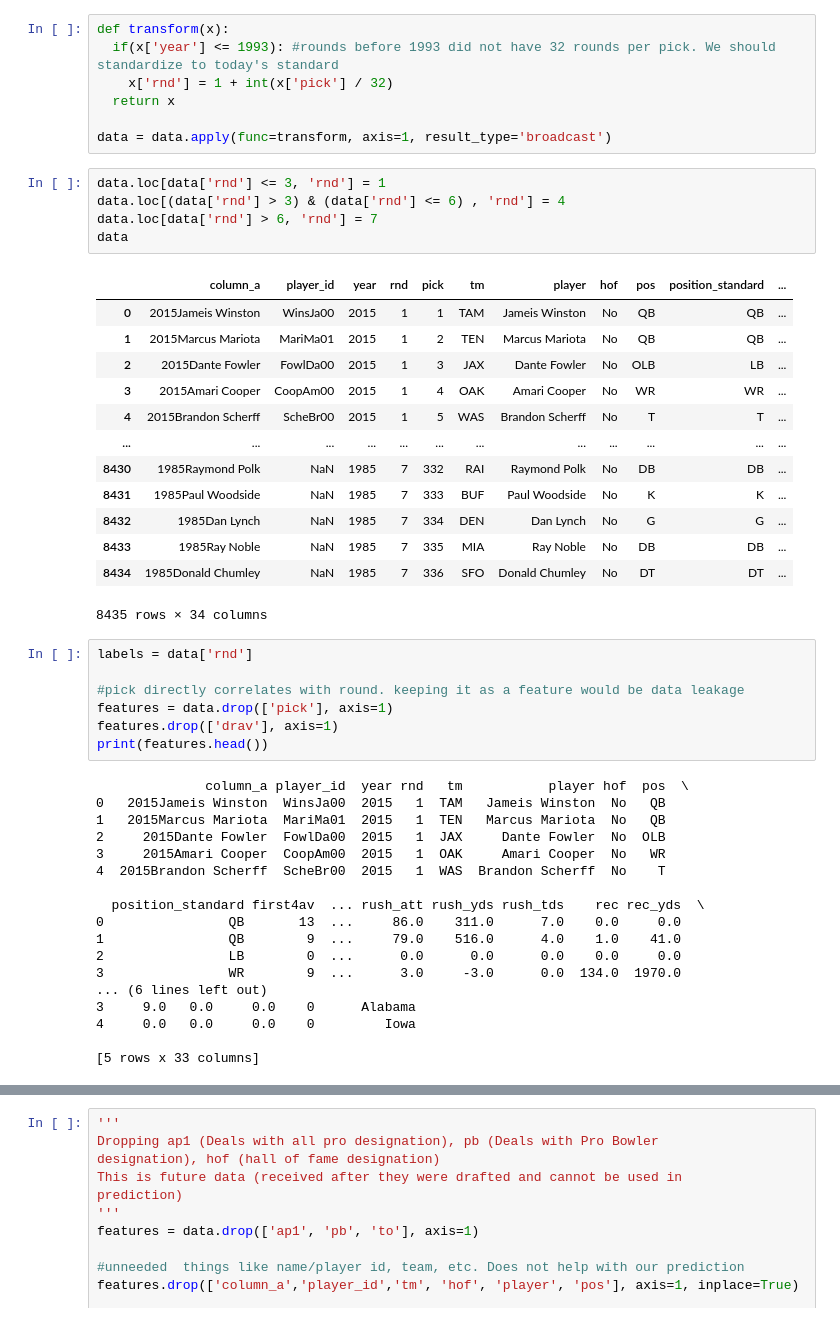
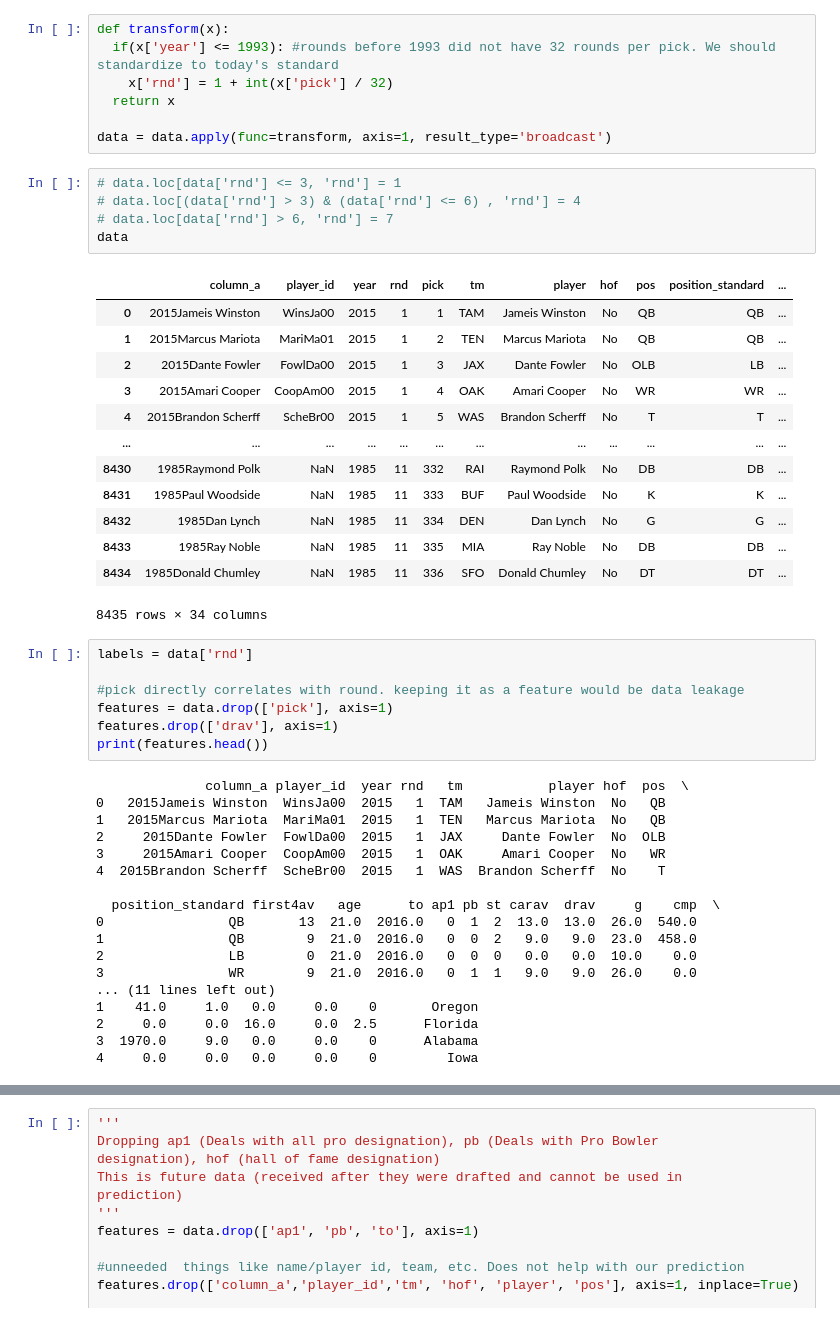
Before and after one commit to curry2736/CS-363M-Project, a Jupyter notebook: kjndnjk.ipynb, the cells around one changed output, grey strips where cells are left out. Cells and saved outputs as stored; diff of their text form.

```diff
--- a/kjndnjk.ipynb
+++ b/kjndnjk.ipynb
@@ -187,23 +186,23 @@ def transform(x):
 
 data = data.apply(func=transform, axis=1, result_type='broadcast')
 # %%
-data.loc[data['rnd'] <= 3, 'rnd'] = 1
-data.loc[(data['rnd'] > 3) & (data['rnd'] <= 6) , 'rnd'] = 4
-data.loc[data['rnd'] > 6, 'rnd'] = 7
+# data.loc[data['rnd'] <= 3, 'rnd'] = 1
+# data.loc[(data['rnd'] > 3) & (data['rnd'] <= 6) , 'rnd'] = 4
+# data.loc[data['rnd'] > 6, 'rnd'] = 7
 data
 # %% [output]
 |  | column_a | player_id | year | rnd | pick | tm | player | hof | pos | position_standard | ... |
 | 0 | 2015Jameis Winston | WinsJa00 | 2015 | 1 | 1 | TAM | Jameis Winston | No | QB | QB | ... |
 | 1 | 2015Marcus Mariota | MariMa01 | 2015 | 1 | 2 | TEN | Marcus Mariota | No | QB | QB | ... |
 | 2 | 2015Dante Fowler | FowlDa00 | 2015 | 1 | 3 | JAX | Dante Fowler | No | OLB | LB | ... |
 | 3 | 2015Amari Cooper | CoopAm00 | 2015 | 1 | 4 | OAK | Amari Cooper | No | WR | WR | ... |
 | 4 | 2015Brandon Scherff | ScheBr00 | 2015 | 1 | 5 | WAS | Brandon Scherff | No | T | T | ... |
 | ... | ... | ... | ... | ... | ... | ... | ... | ... | ... | ... | ... |
-| 8430 | 1985Raymond Polk | NaN | 1985 | 7 | 332 | RAI | Raymond Polk | No | DB | DB | ... |
-| 8431 | 1985Paul Woodside | NaN | 1985 | 7 | 333 | BUF | Paul Woodside | No | K | K | ... |
-| 8432 | 1985Dan Lynch | NaN | 1985 | 7 | 334 | DEN | Dan Lynch | No | G | G | ... |
-| 8433 | 1985Ray Noble | NaN | 1985 | 7 | 335 | MIA | Ray Noble | No | DB | DB | ... |
-| 8434 | 1985Donald Chumley | NaN | 1985 | 7 | 336 | SFO | Donald Chumley | No | DT | DT | ... |
+| 8430 | 1985Raymond Polk | NaN | 1985 | 11 | 332 | RAI | Raymond Polk | No | DB | DB | ... |
+| 8431 | 1985Paul Woodside | NaN | 1985 | 11 | 333 | BUF | Paul Woodside | No | K | K | ... |
+| 8432 | 1985Dan Lynch | NaN | 1985 | 11 | 334 | DEN | Dan Lynch | No | G | G | ... |
+| 8433 | 1985Ray Noble | NaN | 1985 | 11 | 335 | MIA | Ray Noble | No | DB | DB | ... |
+| 8434 | 1985Donald Chumley | NaN | 1985 | 11 | 336 | SFO | Donald Chumley | No | DT | DT | ... |
 8435 rows × 34 columns
 # %%
 labels = data['rnd']
@@ -220,16 +219,16 @@ print(features.head())
 3     2015Amari Cooper  CoopAm00  2015   1  OAK     Amari Cooper  No   WR
 4  2015Brandon Scherff  ScheBr00  2015   1  WAS  Brandon Scherff  No    T
 
-  position_standard first4av  ... rush_att rush_yds rush_tds    rec rec_yds  \
-0                QB       13  ...     86.0    311.0      7.0    0.0     0.0
-1                QB        9  ...     79.0    516.0      4.0    1.0    41.0
-2                LB        0  ...      0.0      0.0      0.0    0.0     0.0
-3                WR        9  ...      3.0     -3.0      0.0  134.0  1970.0
-... (6 lines left out)
-3     9.0   0.0     0.0    0      Alabama
-4     0.0   0.0     0.0    0         Iowa
-
-[5 rows x 33 columns]
+  position_standard first4av   age      to ap1 pb st carav  drav     g    cmp  \
+0                QB       13  21.0  2016.0   0  1  2  13.0  13.0  26.0  540.0
+1                QB        9  21.0  2016.0   0  0  2   9.0   9.0  23.0  458.0
+2                LB        0  21.0  2016.0   0  0  0   0.0   0.0  10.0    0.0
+3                WR        9  21.0  2016.0   0  1  1   9.0   9.0  26.0    0.0
+... (11 lines left out)
+1    41.0     1.0   0.0     0.0    0       Oregon
+2     0.0     0.0  16.0     0.0  2.5      Florida
+3  1970.0     9.0   0.0     0.0    0      Alabama
+4     0.0     0.0   0.0     0.0    0         Iowa
 # %%
 print(data['rnd'])
 # %% [output]
```
Also changed, not shown: parts of 10 cells of this notebook, 1 other file.
